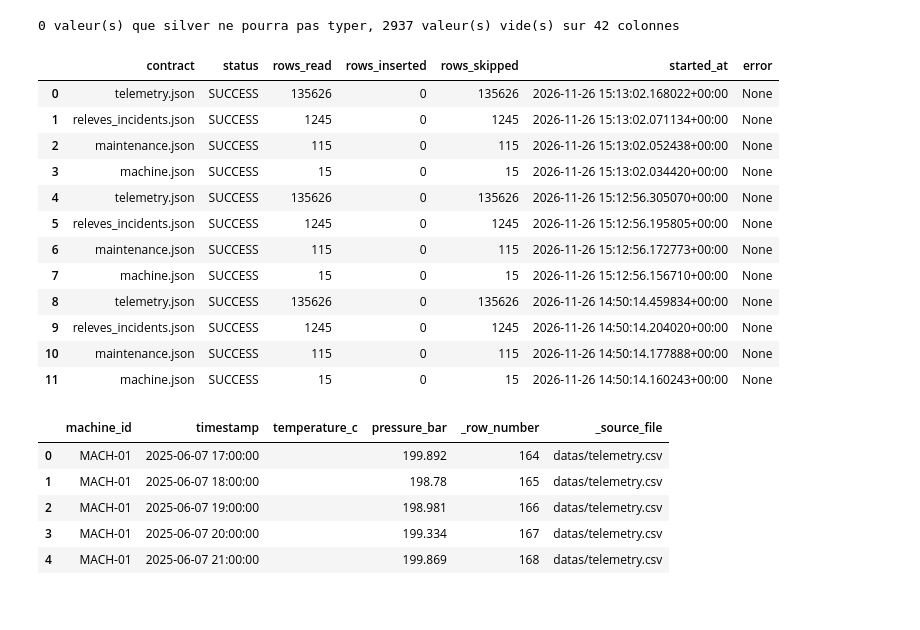
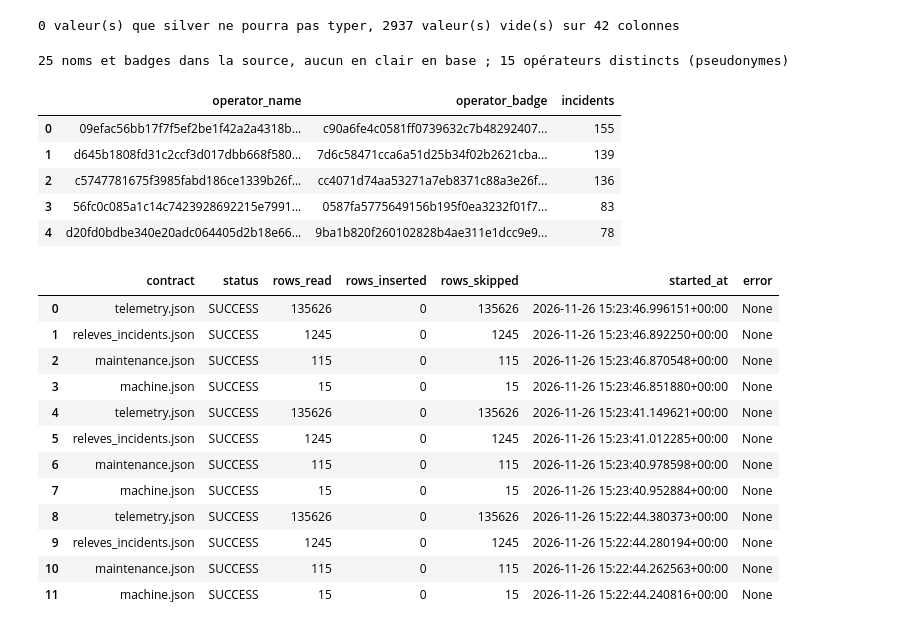
Before and after one commit to Xeliphmede/indusense, a Jupyter notebook: bronze.ipynb, the cells around one changed output. Cells and saved outputs as stored; diff of their text form; code cells hidden in the pictures.

```diff
--- a/bronze.ipynb
+++ b/bronze.ipynb
@@ -347,34 +355,42 @@ print(f"{checks['non typables'].sum()} valeur(s) que silver ne pourra pas typer,
 | 40 | bronze.telemetry | rotation_mean_rpm | NUMBER | 135626 | 958 | 0 | [] |
 0 valeur(s) que silver ne pourra pas typer, 2937 valeur(s) vide(s) sur 42 colonnes
 # %%
-pd.read_sql("""
-    SELECT contract, status, rows_read, rows_inserted, rows_skipped, started_at, error
-    FROM bronze._ingestion_batch ORDER BY started_at DESC LIMIT 12
-""", engine)
+import csv
+
+with open(DATA_DIR / "releves_incidents.csv", encoding="utf-8-sig", newline="") as f:
+    rows = list(csv.DictReader(f))
+clear = {row["operator_name"] for row in rows} | {row["operator_badge"] for row in rows}
+stored = pd.read_sql("SELECT operator_name, operator_badge, count(*) AS incidents FROM bronze.releves_incidents "
+                     "GROUP BY 1, 2 ORDER BY incidents DESC", engine)
+leaks = clear & (set(stored["operator_name"]) | set(stored["operator_badge"]))
+assert not leaks, f"{len(leaks)} valeur(s) en clair en base"
+print(f"{len(clear)} noms et badges dans la source, aucun en clair en base ; "
+      f"{len(stored)} opérateurs distincts (pseudonymes)")
+stored.head()
 # %% [output]
+25 noms et badges dans la source, aucun en clair en base ; 15 opérateurs distincts (pseudonymes)
-|  | contract | status | rows_read | rows_inserted | rows_skipped | started_at | error |
-| 0 | telemetry.json | SUCCESS | 135626 | 0 | 135626 | 2026-11-26 15:13:02.168022+00:00 | None |
-| 1 | releves_incidents.json | SUCCESS | 1245 | 0 | 1245 | 2026-11-26 15:13:02.071134+00:00 | None |
-| 2 | maintenance.json | SUCCESS | 115 | 0 | 115 | 2026-11-26 15:13:02.052438+00:00 | None |
-| 3 | machine.json | SUCCESS | 15 | 0 | 15 | 2026-11-26 15:13:02.034420+00:00 | None |
-| 4 | telemetry.json | SUCCESS | 135626 | 0 | 135626 | 2026-11-26 15:12:56.305070+00:00 | None |
-| 5 | releves_incidents.json | SUCCESS | 1245 | 0 | 1245 | 2026-11-26 15:12:56.195805+00:00 | None |
-| 6 | maintenance.json | SUCCESS | 115 | 0 | 115 | 2026-11-26 15:12:56.172773+00:00 | None |
-| 7 | machine.json | SUCCESS | 15 | 0 | 15 | 2026-11-26 15:12:56.156710+00:00 | None |
-| 8 | telemetry.json | SUCCESS | 135626 | 0 | 135626 | 2026-11-26 14:50:14.459834+00:00 | None |
-| 9 | releves_incidents.json | SUCCESS | 1245 | 0 | 1245 | 2026-11-26 14:50:14.204020+00:00 | None |
-| 10 | maintenance.json | SUCCESS | 115 | 0 | 115 | 2026-11-26 14:50:14.177888+00:00 | None |
-| 11 | machine.json | SUCCESS | 15 | 0 | 15 | 2026-11-26 14:50:14.160243+00:00 | None |
+|  | operator_name | operator_badge | incidents |
+| 0 | 09efac56bb17f7f5ef2be1f42a2a4318b... | c90a6fe4c0581ff0739632c7b48292407... | 155 |
+| 1 | d645b1808fd31c2ccf3d017dbb668f580... | 7d6c58471cca6a51d25b34f02b2621cba... | 139 |
+| 2 | c5747781675f3985fabd186ce1339b26f... | cc4071d74aa53271a7eb8371c88a3e26f... | 136 |
+| 3 | 56fc0c085a1c14c7423928692215e7991... | 0587fa5775649156b195f0ea3232f01f7... | 83 |
+| 4 | d20fd0bdbe340e20adc064405d2b18e66... | 9ba1b820f260102828b4ae311e1dcc9e9... | 78 |
 # %%
-# Aperçu : les valeurs vides de la source restent des chaînes vides
 pd.read_sql("""
-    SELECT machine_id, timestamp, temperature_c, pressure_bar, _row_number, _source_file
-    FROM bronze.telemetry WHERE temperature_c = '' ORDER BY _row_number LIMIT 5
+    SELECT contract, status, rows_read, rows_inserted, rows_skipped, started_at, error
+    FROM bronze._ingestion_batch ORDER BY started_at DESC LIMIT 12
 """, engine)
 # %% [output]
-|  | machine_id | timestamp | temperature_c | pressure_bar | _row_number | _source_file |
-| 0 | MACH-01 | 2025-06-07 17:00:00 |  | 199.892 | 164 | datas/telemetry.csv |
-| 1 | MACH-01 | 2025-06-07 18:00:00 |  | 198.78 | 165 | datas/telemetry.csv |
-| 2 | MACH-01 | 2025-06-07 19:00:00 |  | 198.981 | 166 | datas/telemetry.csv |
-| 3 | MACH-01 | 2025-06-07 20:00:00 |  | 199.334 | 167 | datas/telemetry.csv |
-| 4 | MACH-01 | 2025-06-07 21:00:00 |  | 199.869 | 168 | datas/telemetry.csv |
+|  | contract | status | rows_read | rows_inserted | rows_skipped | started_at | error |
+| 0 | telemetry.json | SUCCESS | 135626 | 0 | 135626 | 2026-11-26 15:23:46.996151+00:00 | None |
+| 1 | releves_incidents.json | SUCCESS | 1245 | 0 | 1245 | 2026-11-26 15:23:46.892250+00:00 | None |
+| 2 | maintenance.json | SUCCESS | 115 | 0 | 115 | 2026-11-26 15:23:46.870548+00:00 | None |
+| 3 | machine.json | SUCCESS | 15 | 0 | 15 | 2026-11-26 15:23:46.851880+00:00 | None |
+| 4 | telemetry.json | SUCCESS | 135626 | 0 | 135626 | 2026-11-26 15:23:41.149621+00:00 | None |
+| 5 | releves_incidents.json | SUCCESS | 1245 | 0 | 1245 | 2026-11-26 15:23:41.012285+00:00 | None |
+| 6 | maintenance.json | SUCCESS | 115 | 0 | 115 | 2026-11-26 15:23:40.978598+00:00 | None |
+| 7 | machine.json | SUCCESS | 15 | 0 | 15 | 2026-11-26 15:23:40.952884+00:00 | None |
+| 8 | telemetry.json | SUCCESS | 135626 | 0 | 135626 | 2026-11-26 15:22:44.380373+00:00 | None |
+| 9 | releves_incidents.json | SUCCESS | 1245 | 0 | 1245 | 2026-11-26 15:22:44.280194+00:00 | None |
+| 10 | maintenance.json | SUCCESS | 115 | 0 | 115 | 2026-11-26 15:22:44.262563+00:00 | None |
+| 11 | machine.json | SUCCESS | 15 | 0 | 15 | 2026-11-26 15:22:44.240816+00:00 | None |
```
Also changed, not shown: parts of 19 cells of this notebook, 11 other files.
